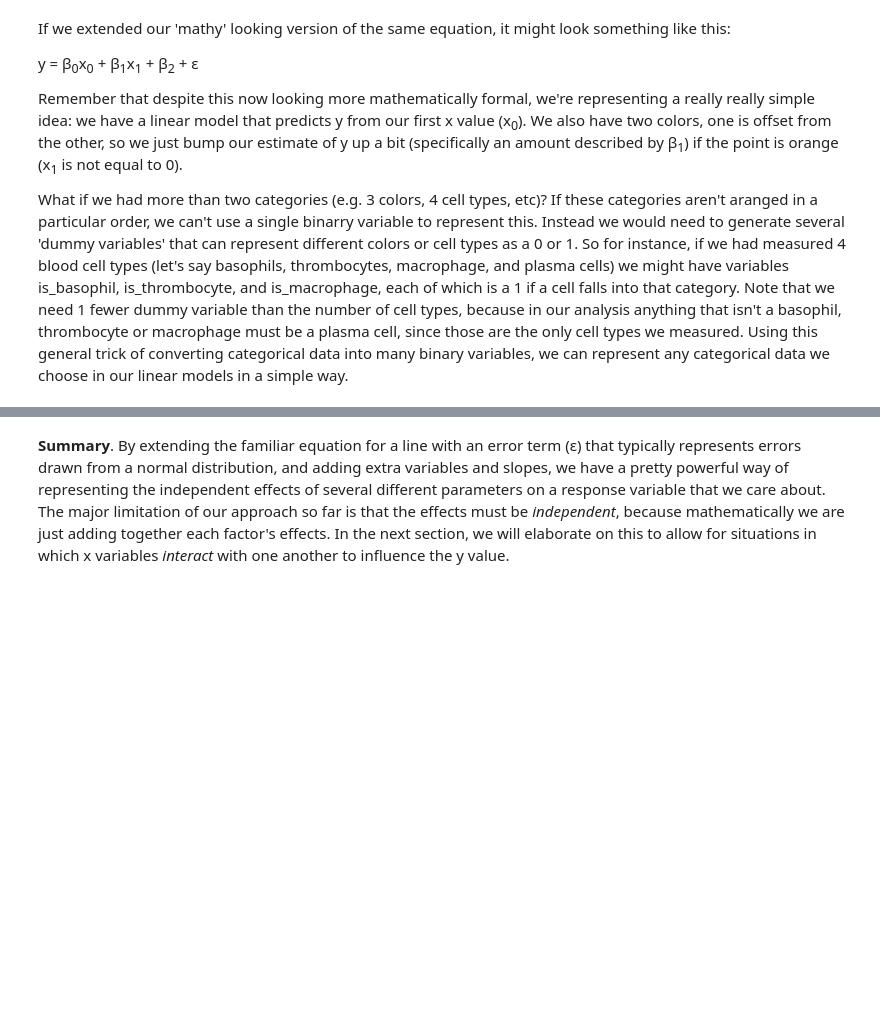
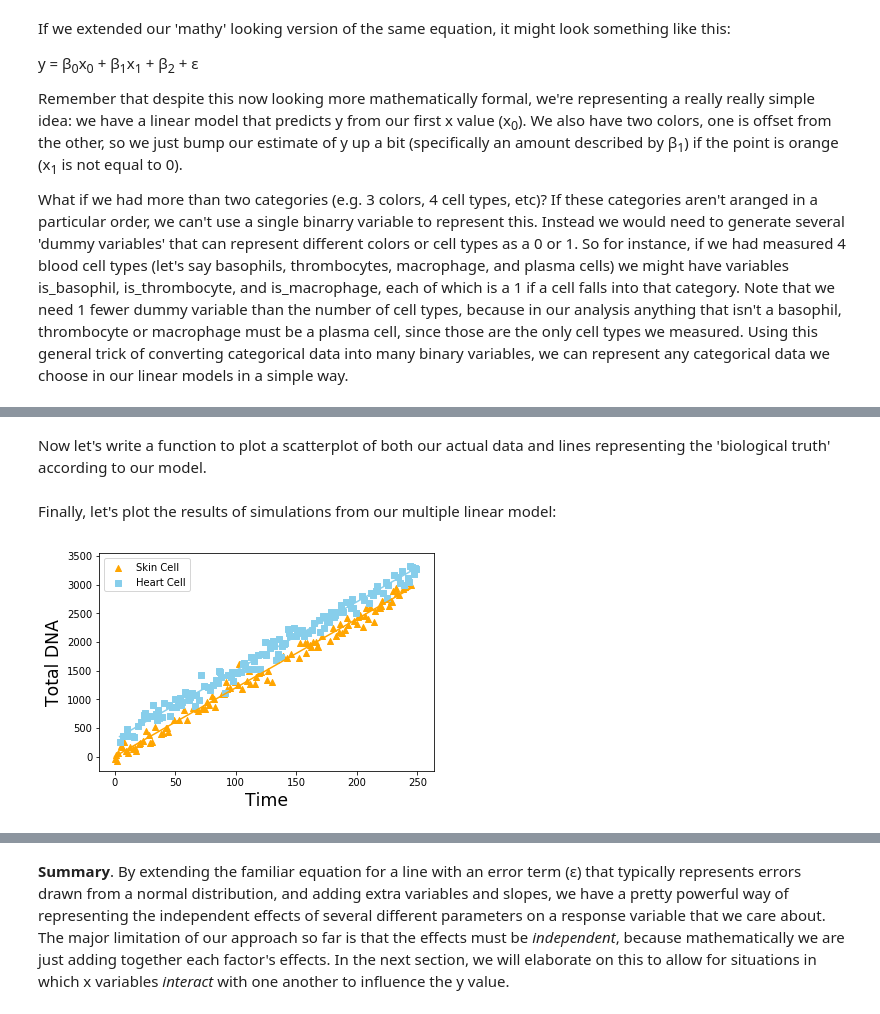
Before and after one commit to zaneveld/full_spectrum_bioinformatics, a Jupyter notebook: content/11_statistics/linear_models.ipynb, the cells around one changed output, grey strips where cells are left out. Drawn from its saved outputs; the diff is of its cells as text; code cells hidden in the pictures; blank space fills up the shorter version.

```diff
--- a/content/11_statistics/linear_models.ipynb
+++ b/content/11_statistics/linear_models.ipynb
@@ -220,0 +395,20 @@ What if we had more than two categories (e.g. 3 colors, 4 cell types, etc)? If t
+# %%
+def linear_simulation(x_data,x2_data,slope,slope2,intercept = 0,error_stdev = 0):
+    """Return y data given x data, x2 data and parameters
+    x_data -- a list of x data points (ints or floats)
+    x2_data -- a list of x2 data points (ints or floats), that must be of the same length as x_data
+    slope -- the slope of y in response to x our linear model
+    slope2 -- the slope of y in response to x2 in our linear model
+    intercept -- the intercept of our linear model (b in y=mx+b+error)
+    error_stdev -- the standard deviation of normal errors
+    """
+    y_predictions = []
+    for i,x in enumerate(x_data):
+        x2 = x2_data[i]
+        error = np.random.normal(loc=0.0,scale = error_stdev,size = None)
+        y = slope*x + slope2*x2 + intercept + error
+        y_predictions.append(y)
+
+    return y_predictions
+# %% [markdown]
+Now let's write a function to plot a scatterplot of both our actual data and lines representing the 'biological truth' according to our model.
@@ -220,0 +439,31 @@ What if we had more than two categories (e.g. 3 colors, 4 cell types, etc)? If t
+# %% [markdown]
+Finally, let's plot the results of simulations from our multiple linear model:
+# %%
+import numpy as np
+from random import choice
+
+#simulate observed data points
+N = 250 #number of data points
+
+
+#x values will be a number
+x = [i for i in range(N)]
+
+#x2 values in this case will be a category
+#represented by 0 or 1
+x2 = [choice([0,1]) for i in range(N)]
+
+x1_slope = 12  #increase in y with each x
+x2_slope = 300 #difference between cyan and orange
+intercept = 0 #intercept
+error_stdev = 100 #measure of 'scatter' or 'spread' of points around the model prediction
+
+
+observed_y = linear_simulation(x,x2,slope=x1_slope,slope2=x2_slope,\
+  intercept=intercept,error_stdev=error_stdev)
+
+true_y = linear_simulation(x,x2,slope=x1_slope,slope2=x2_slope,error_stdev=0)
+
+plot_colored_scatterplot(x=x,y=observed_y,x2=x2,true_y=true_y,xlabel="Time",ylabel="Total DNA")
+# %% [output]
+[figure, added]
```
Also changed, not shown: parts of 47 cells of this notebook.
